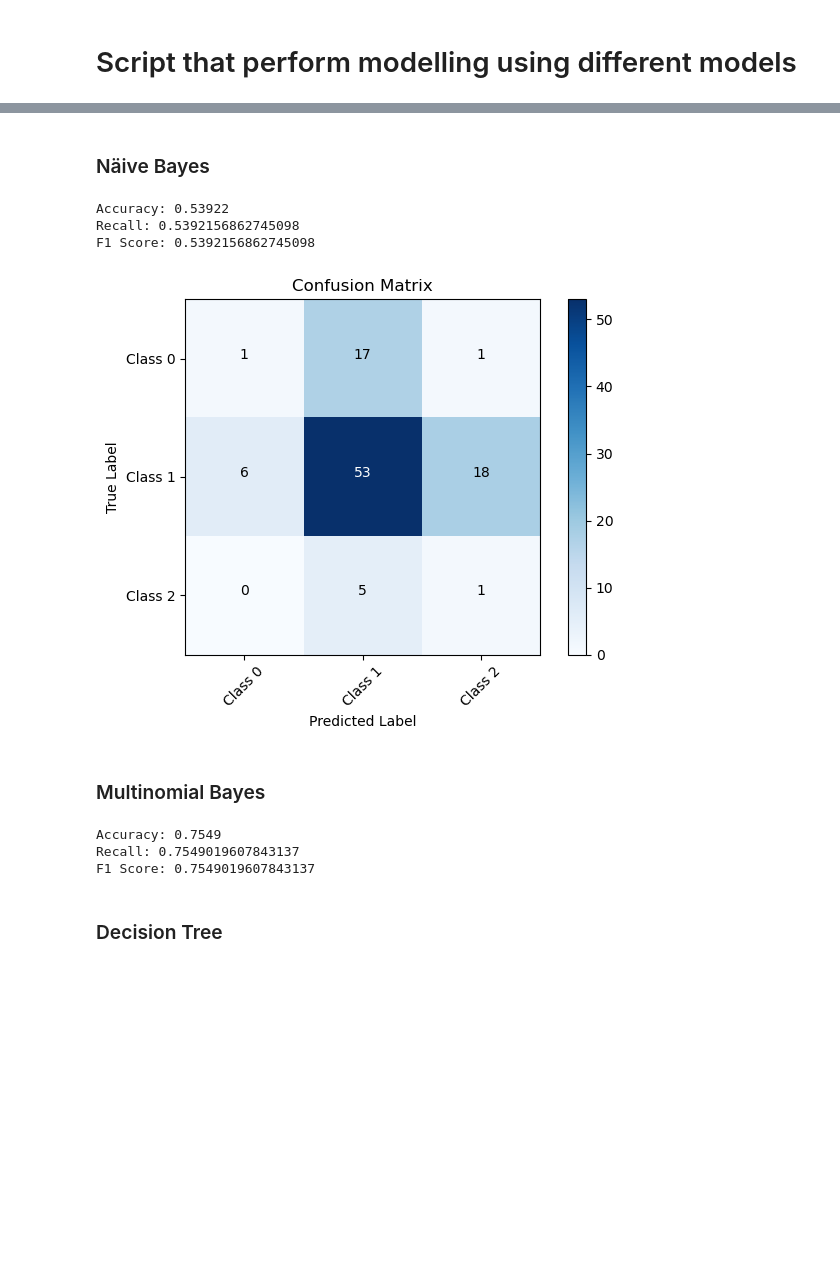
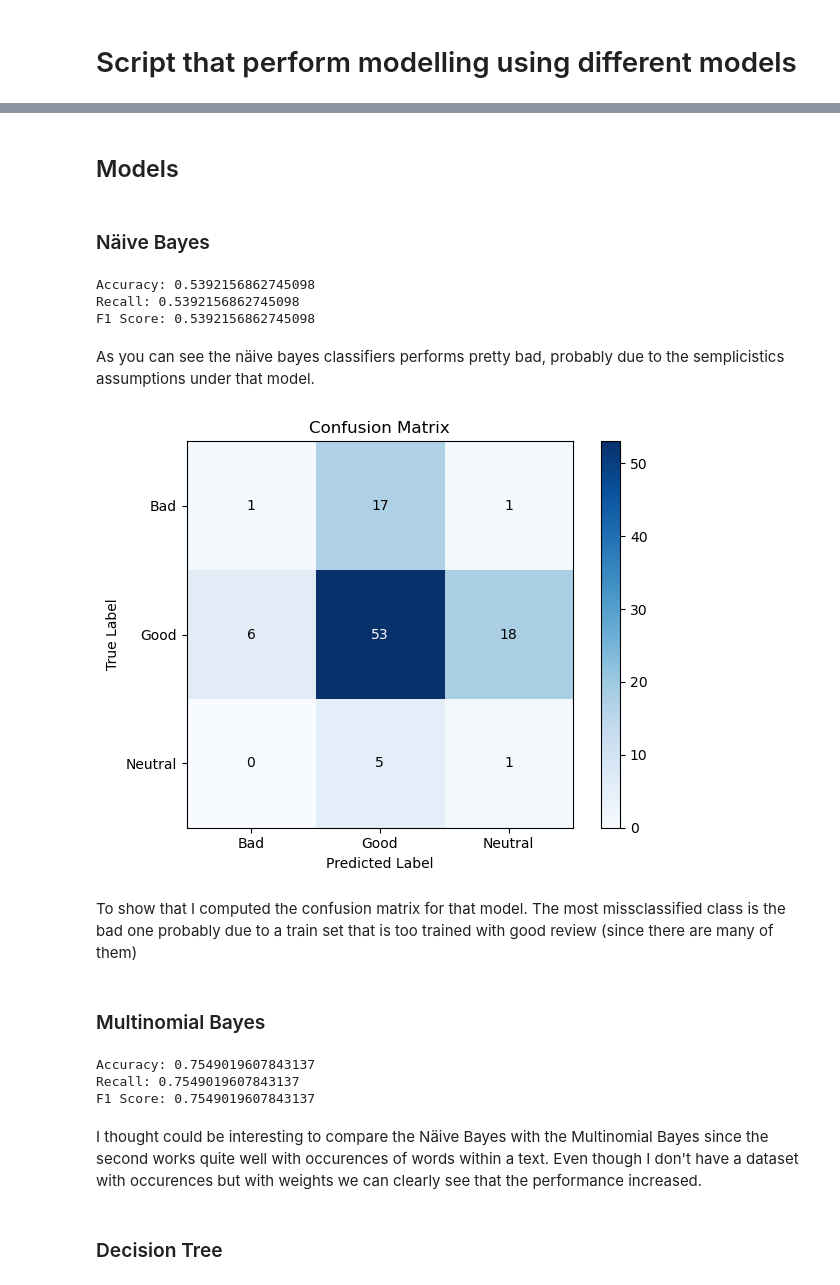
Before and after one commit to riccardo-borgo/Sentiment-Analysis-Amazon, a Jupyter notebook: models.ipynb, the cells around one changed output, grey strips where cells are left out. Drawn from its saved outputs; the diff is of its cells as text; code cells hidden in the pictures; blank space fills up the shorter version.

```diff
--- a/models.ipynb
+++ b/models.ipynb
@@ -19,6 +27,8 @@ sparse_matrix = pd.read_csv('matrix.csv')
 X = sparse_matrix.iloc[:,0:-1]
 Y = sparse_matrix.iloc[:, -1]
 X_train, X_test, Y_train, Y_test = train_test_split(X, Y, test_size=0.2, random_state=42)
+# %% [markdown]
+## Models
 # %% [markdown]
 ### Näive Bayes
 # %%
@@ -34,41 +44,48 @@ y_pred = nb.predict(X_test)
 accuracy_nb = accuracy_score(Y_test, y_pred)
 recall_nb = recall_score(Y_test, y_pred, average='micro')
 f1_score_nb = f1_score(Y_test, y_pred, average='micro')
-print("Accuracy:", round(accuracy_nb, 5))
+print("Accuracy:", accuracy_nb)
 print("Recall:", recall_nb)
 print("F1 Score:", f1_score_nb)
 # %% [output]
-Accuracy: 0.53922
+Accuracy: 0.5392156862745098
 Recall: 0.5392156862745098
 F1 Score: 0.5392156862745098
+# %% [markdown]
+As you can see the näive bayes classifiers performs pretty bad, probably due to the semplicistics assumptions under that model.
 # %%
-# Confusion Matrix
 cm = confusion_matrix(Y_test, y_pred)
-# Plot confusion matrix
-plt.imshow(cm, interpolation='nearest', cmap=plt.cm.Blues)
-plt.title("Confusion Matrix")
-plt.colorbar()
+
+# Plot confusion matrix using 'cm' module from matplotlib
+fig, ax = plt.subplots()
+im = ax.imshow(cm, interpolation='nearest', cmap=Blues)
+ax.set_title("Confusion Matrix")
+plt.colorbar(im)
 
 # Add labels to matrix cells
-classes = ['Class 0', 'Class 1', 'Class 2']
+classes = ['Bad', 'Good', 'Neutral']
 tick_marks = np.arange(len(classes))
-plt.xticks(tick_marks, classes, rotation=45)
-plt.yticks(tick_marks, classes)
+ax.set_xticks(tick_marks)
+ax.set_yticks(tick_marks)
+ax.set_xticklabels(classes)
+ax.set_yticklabels(classes)
 
 # Add numerical values inside the matrix cells
 thresh = cm.max() / 2.
 for i in range(cm.shape[0]):
     for j in range(cm.shape[1]):
-        plt.text(j, i, format(cm[i, j], 'd'),
-                 horizontalalignment="center",
+        ax.text(j, i, format(cm[i, j], 'd'),
+                 ha="center", va="center",
                  color="white" if cm[i, j] > thresh else "black")
 
-plt.ylabel("True Label")
-plt.xlabel("Predicted Label")
+ax.set_ylabel("True Label")
+ax.set_xlabel("Predicted Label")
 plt.tight_layout()
 plt.show()
 # %% [output]
-[figure, old version]
+[figure, new version]
+# %% [markdown]
+To show that I computed the confusion matrix for that model. The most missclassified class is the bad one probably due to a train set that is too trained with good review (since there are many of them)
 # %% [markdown]
 ### Multinomial Bayes
 # %%
@@ -83,13 +100,15 @@ y_pred = fb.predict(X_test)
 accuracy_fb = accuracy_score(Y_test, y_pred)
 recall_fb = recall_score(Y_test, y_pred, average='micro')
 f1_score_fb = f1_score(Y_test, y_pred, average='micro')
-print("Accuracy:", round(accuracy_fb, 5))
+print("Accuracy:", accuracy_fb)
 print("Recall:", recall_fb)
 print("F1 Score:", f1_score_fb)
 # %% [output]
-Accuracy: 0.7549
+Accuracy: 0.7549019607843137
 Recall: 0.7549019607843137
 F1 Score: 0.7549019607843137
+# %% [markdown]
+I thought could be interesting to compare the Näive Bayes with the Multinomial Bayes since the second works quite well with occurences of words within a text. Even though I don't have a dataset with occurences but with weights we can clearly see that the performance increased.
 # %% [markdown]
 ### Decision Tree
 # %%
```
Also changed, not shown: parts of 22 cells of this notebook, 2 other files.
